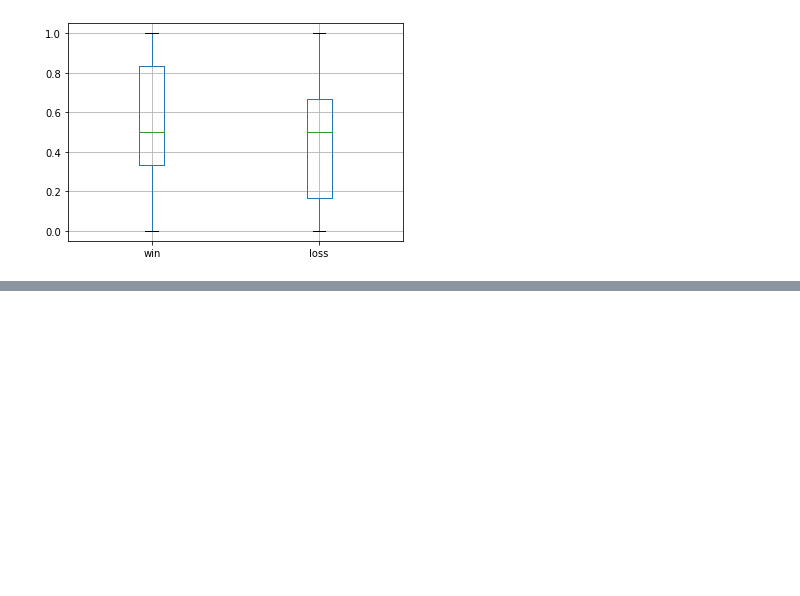
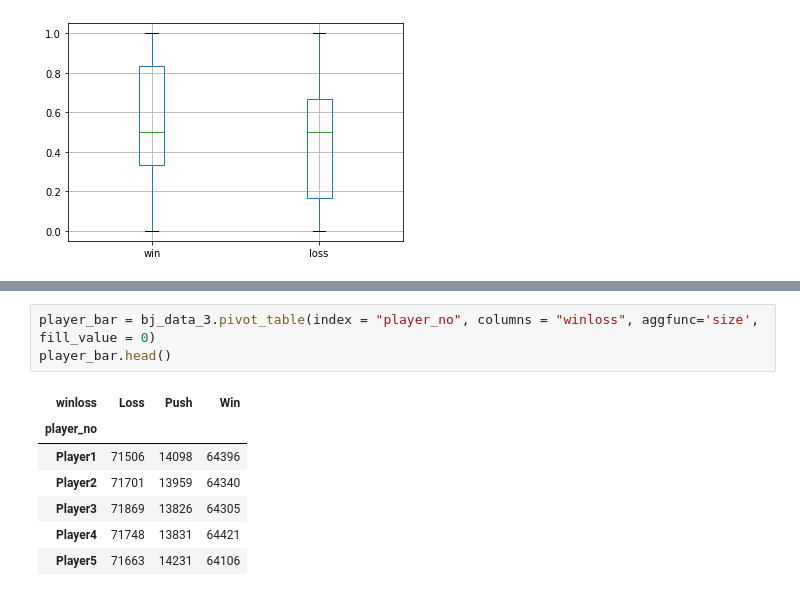
Before and after one commit to anirahul/Team_Carolina, a Jupyter notebook: code/main.ipynb, the cells around one changed output, grey strips where cells are left out. Drawn from its saved outputs; the diff is of its cells as text; blank space fills up the shorter version.

```diff
--- a/code/main.ipynb
+++ b/code/main.ipynb
@@ -121,0 +137,11 @@ plt.show()
+# %%
+player_bar = bj_data_3.pivot_table(index = "player_no", columns = "winloss", aggfunc='size', fill_value = 0)
+player_bar.head()
+# %% [output]
+| winloss | Loss | Push | Win |
+| player_no |  |  |  |
+| Player1 | 71506 | 14098 | 64396 |
+| Player2 | 71701 | 13959 | 64340 |
+| Player3 | 71869 | 13826 | 64305 |
+| Player4 | 71748 | 13831 | 64421 |
+| Player5 | 71663 | 14231 | 64106 |
```
Also changed, not shown: parts of 5 cells of this notebook.
